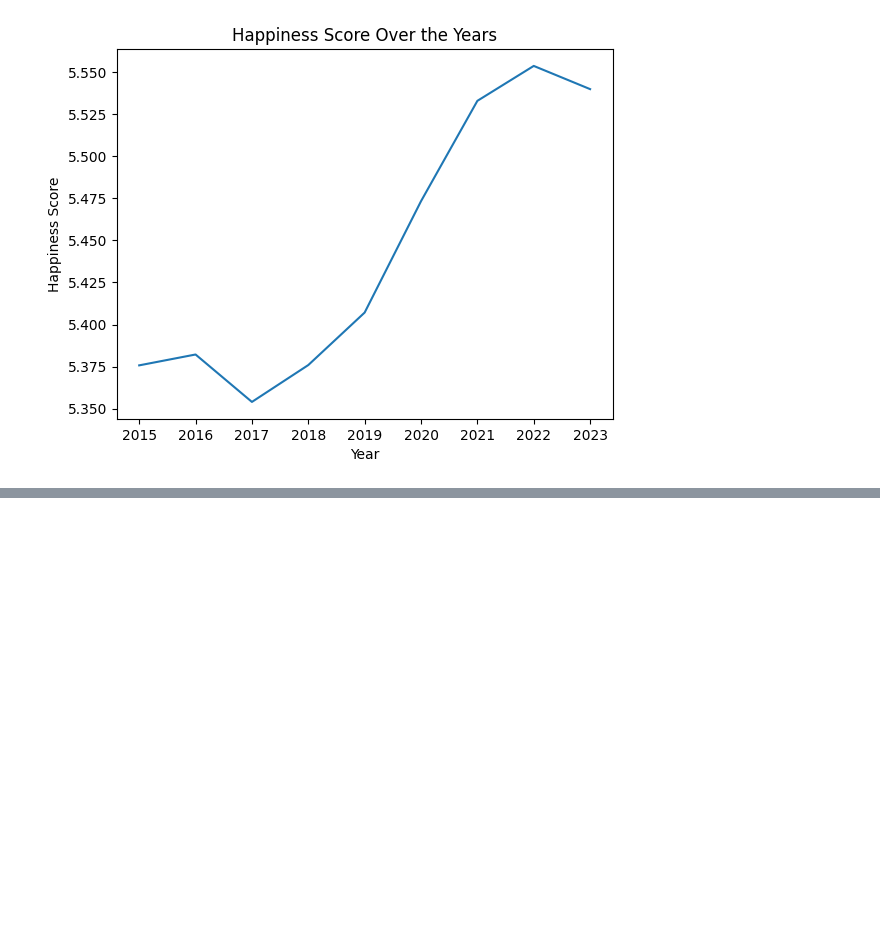
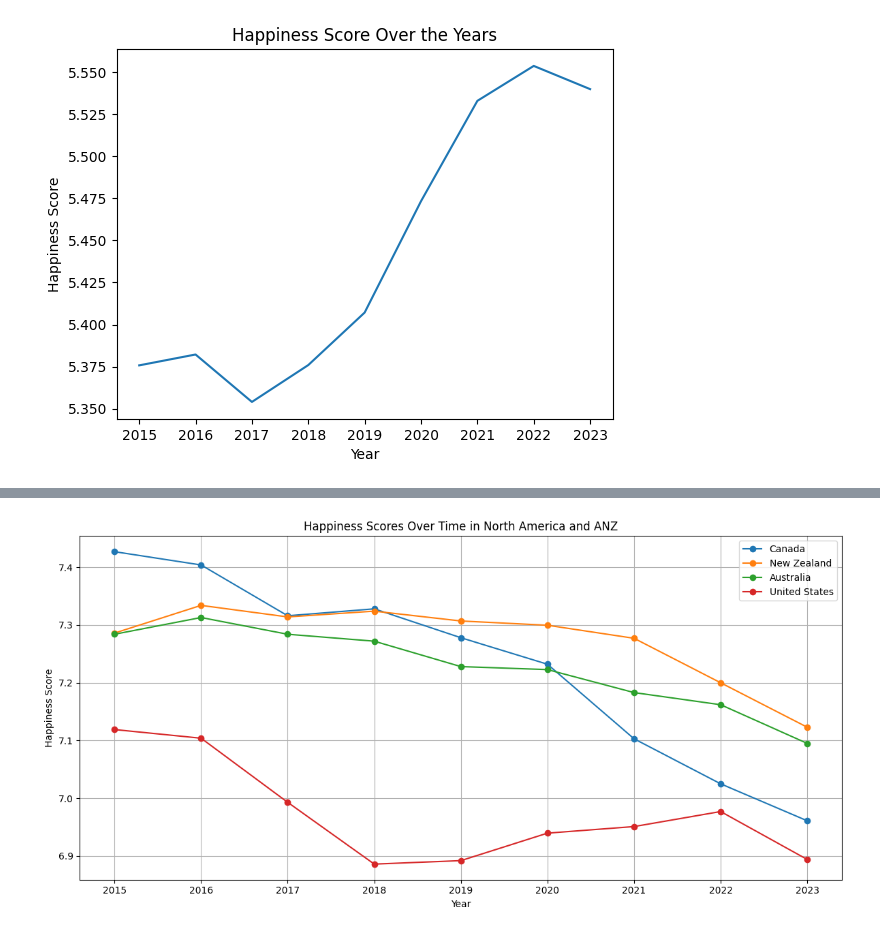
Before and after one commit to malakyoussef1/IDS2, a Jupyter notebook: happy/IDS2.ipynb, the cells around one changed output, grey strips where cells are left out. Cells and saved outputs as stored; diff of their text form; code cells hidden in the pictures; blank space fills up the shorter version.

```diff
--- a/happy/IDS2.ipynb
+++ b/happy/IDS2.ipynb
@@ -113,0 +164,33 @@ plt.show()
+# %%
+
+region_to_analyze = df['region'][4]
+
+# Filter the DataFrame for the specific region
+region_data = df[df['region'] == region_to_analyze]
+
+# Get unique countries in the filtered DataFrame
+unique_countries = region_data['country'].unique()
+
+# Create a line chart with a line for each country in the region
+plt.figure(figsize=(12, 6))
+for country in unique_countries:
+    # Filter the DataFrame for the specific country
+    country_data = region_data[region_data['country'] == country]
+
+    # Extract the year and happiness_score columns
+    years = country_data['year']
+    happiness_scores = country_data['happiness_score']
+
+    # Plot the line for the country
+    plt.plot(years, happiness_scores, label=country, marker='o', linestyle='-')
+
+plt.xlabel('Year')
+plt.ylabel('Happiness Score')
+plt.title(f'Happiness Scores Over Time in {region_to_analyze}')
+plt.legend(loc='best')  # Add a legend to label the lines with country names
+plt.grid(True)
+
+plt.tight_layout()
+plt.show()
+# %% [output]
+[figure, added]
```
Also changed, not shown: parts of 3 cells of this notebook.
